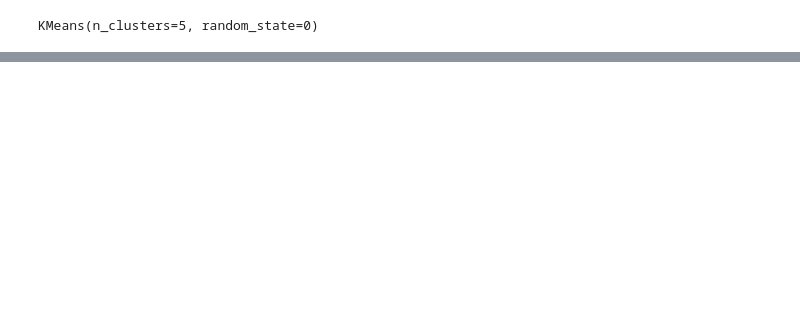
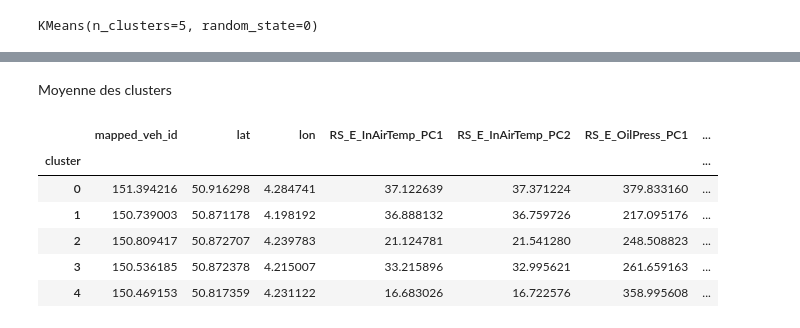
Before and after one commit to koadegno/data-minig-project, a Jupyter notebook: K-Algo.ipynb, the cells around one changed output, grey strips where cells are left out. Saved outputs shown, nothing was run; the diff lists cells and outputs as text; code cells hidden in the pictures; blank space fills up the shorter version.

```diff
--- a/K-Algo.ipynb
+++ b/K-Algo.ipynb
@@ -139,0 +137,13 @@ plt.show()
+# %% [markdown]
+Moyenne des clusters
+# %%
+means = data.groupby('cluster').mean()
+means
+# %% [output]
+|  | mapped_veh_id | lat | lon | RS_E_InAirTemp_PC1 | RS_E_InAirTemp_PC2 | RS_E_OilPress_PC1 | ... |
+| cluster |  |  |  |  |  |  | ... |
+| 0 | 151.394216 | 50.916298 | 4.284741 | 37.122639 | 37.371224 | 379.833160 | ... |
+| 1 | 150.739003 | 50.871178 | 4.198192 | 36.888132 | 36.759726 | 217.095176 | ... |
+| 2 | 150.809417 | 50.872707 | 4.239783 | 21.124781 | 21.541280 | 248.508823 | ... |
+| 3 | 150.536185 | 50.872378 | 4.215007 | 33.215896 | 32.995621 | 261.659163 | ... |
+| 4 | 150.469153 | 50.817359 | 4.231122 | 16.683026 | 16.722576 | 358.995608 | ... |
```
Also changed, not shown: parts of 13 cells of this notebook.
